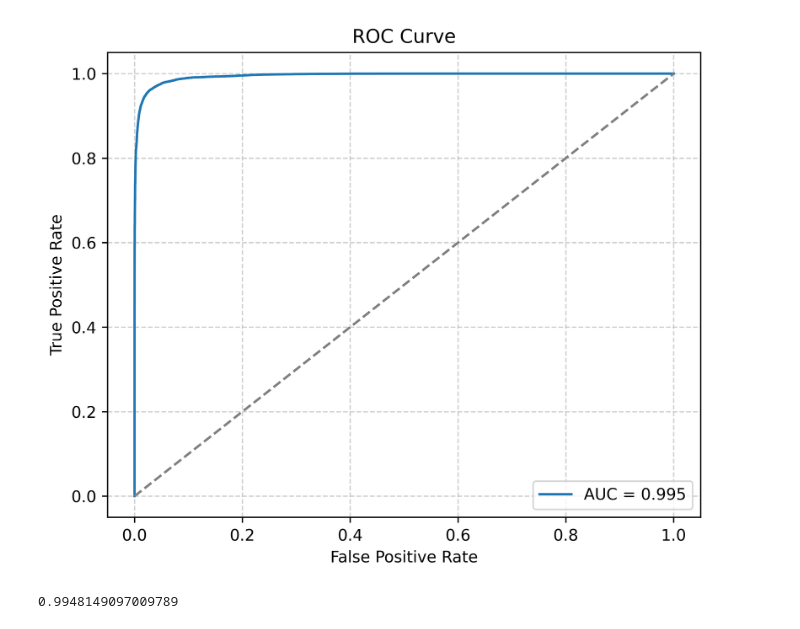
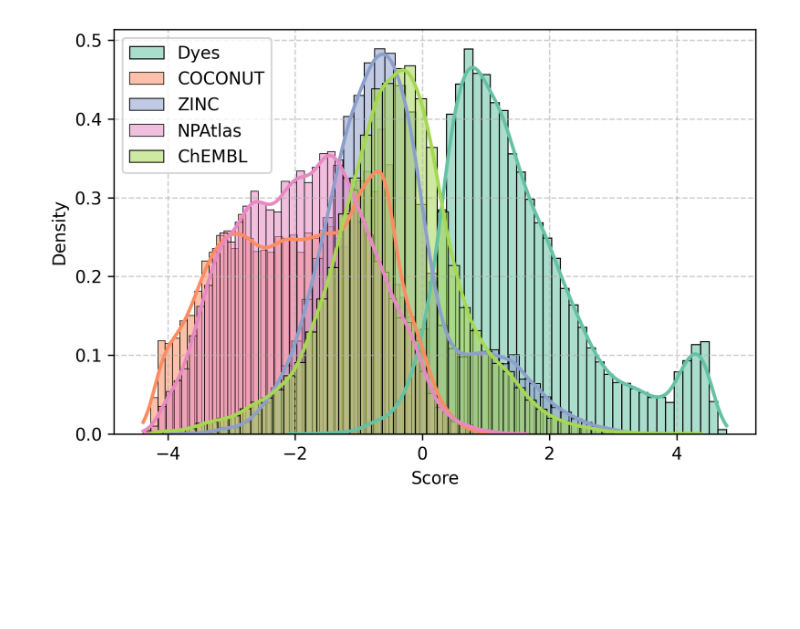
Before and after one commit to MolAstra/DyeLeS, a Jupyter notebook: notebooks/validation.ipynb, the cells around one changed output. Drawn from its saved outputs; the diff is of its cells as text; code cells hidden in the pictures; blank space fills up the shorter version.

```diff
--- a/notebooks/validation.ipynb
+++ b/notebooks/validation.ipynb
@@ -11,6 +12,8 @@ data_dir = Path("../data")
 coconut_df = pd.read_csv(data_dir / "processed" / "coconut.csv")
 dyes_df = pd.read_csv(data_dir / "processed" / "dyes.csv")
 zinc_df = pd.read_csv(data_dir / "processed" / "zinc.csv")
+npatlas_df = pd.read_csv(data_dir / "processed" / "npatlas.csv")
+chembl_df = pd.read_csv(data_dir / "processed" / "chembl.csv")
 # %%
 def build_validation_set(pos_df, neg_df):
     pos_df = pos_df[["smiles"]]
@@ -120,5 +63,34 @@ plot_auc_roc(dyes_zinc_df)
-# %%
-plot_auc_roc(dyes_coconut_df)
-# %% [output]
-[figure, removed]
-0.9948149097009789
+# %%
+# 1) 一行提取 + 去掉 NaN
+score_dict = {
+    "Dyes"   : dyes_coconut_df .loc[dyes_coconut_df .label == 1, "score"].dropna(),
+    "COCONUT": dyes_coconut_df .loc[dyes_coconut_df .label == 0, "score"].dropna(),
+    "ZINC"   : dyes_zinc_df    .loc[dyes_zinc_df    .label == 0, "score"].dropna(),
+    "NPAtlas": dyes_npatlas_df .loc[dyes_npatlas_df .label == 0, "score"].dropna(),
+    "ChEMBL" : dyes_chembl_df .loc[dyes_chembl_df .label == 0, "score"].dropna(),
+}
+
+fig, ax = plt.subplots(figsize=(6, 4), dpi=300)
+
+for (name, scores), color in zip(score_dict.items(), colors):
+    # 2) 用 seaborn.histplot 直接叠加 KDE，stat='density' 让直方图与 KDE 同单位
+    sns.histplot(
+        scores,
+        bins=50,
+        stat="density",      # 关键：让直方图 y 轴 = 概率密度
+        kde=True,
+        line_kws={"linewidth": 2},
+        color=color,
+        edgecolor="black",
+        alpha=0.55,
+        label=name,
+        ax=ax
+    )
+
+ax.set(xlabel="Score", ylabel="Density")
+ax.legend(loc="upper left")
+plt.grid(True, linestyle="--", alpha=0.6)
+plt.tight_layout()
+plt.show()
+# %% [output]
+[figure, added]
```
Also changed, not shown: parts of 12 cells of this notebook, 9 other files.
